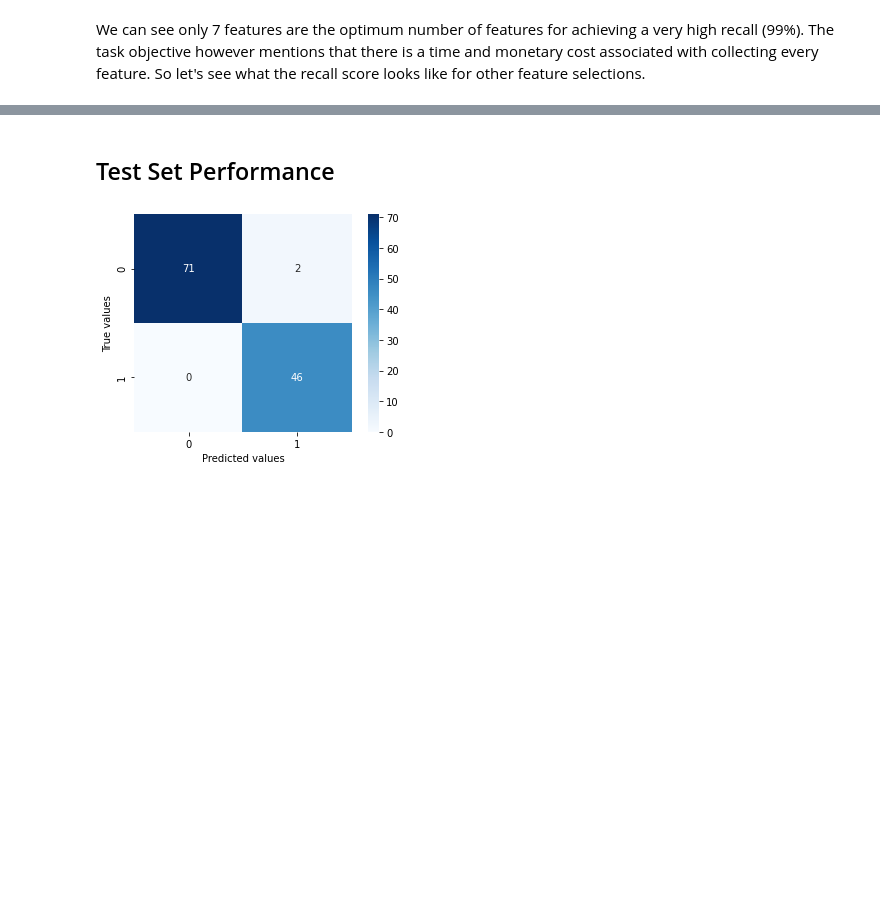
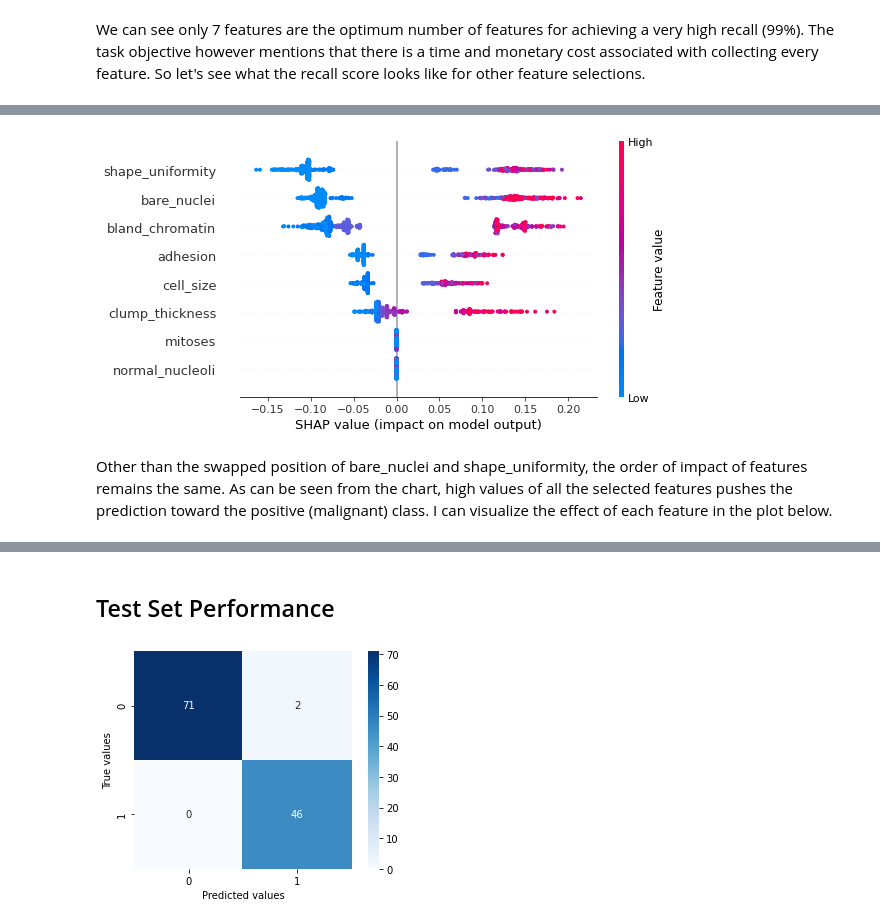
Before and after one commit to advaithasabnis/mini-data-projects, a Jupyter notebook: breastCancer/notebook.ipynb, the cells around one changed output, grey strips where cells are left out. Cells and saved outputs as stored; diff of their text form; code cells hidden in the pictures; blank space fills up the shorter version.

Commit message:
new: shap explainer

```diff
--- a/breastCancer/notebook.ipynb
+++ b/breastCancer/notebook.ipynb
@@ -400,0 +401,4 @@ array([0.93817533, 0.97764861, 0.97380583, 0.98370921, 0.98959157,
+# %%
+shap.initjs()
+explainer = shap.TreeExplainer(grid.best_estimator_['classifier'].estimator)
+shap_values = np.array(explainer.shap_values(X_train))[1]
@@ -400,0 +407,6 @@ array([0.93817533, 0.97764861, 0.97380583, 0.98370921, 0.98959157,
+# %%
+shap.summary_plot(shap_values, X_train)
+# %% [output]
+[figure, added]
+# %% [markdown]
+Other than the swapped position of bare_nuclei and shape_uniformity, the order of impact of features remains the same. As can be seen from the chart, high values of all the selected features pushes the prediction toward the positive (malignant) class. I can visualize the effect of each feature in the plot below.
```
Also changed, not shown: parts of 10 cells of this notebook.
